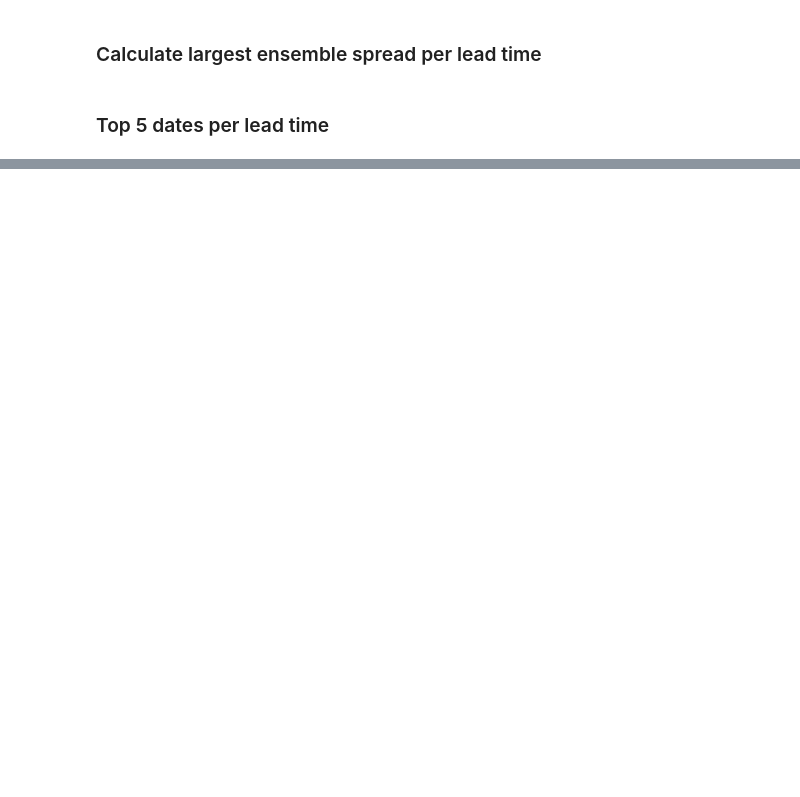
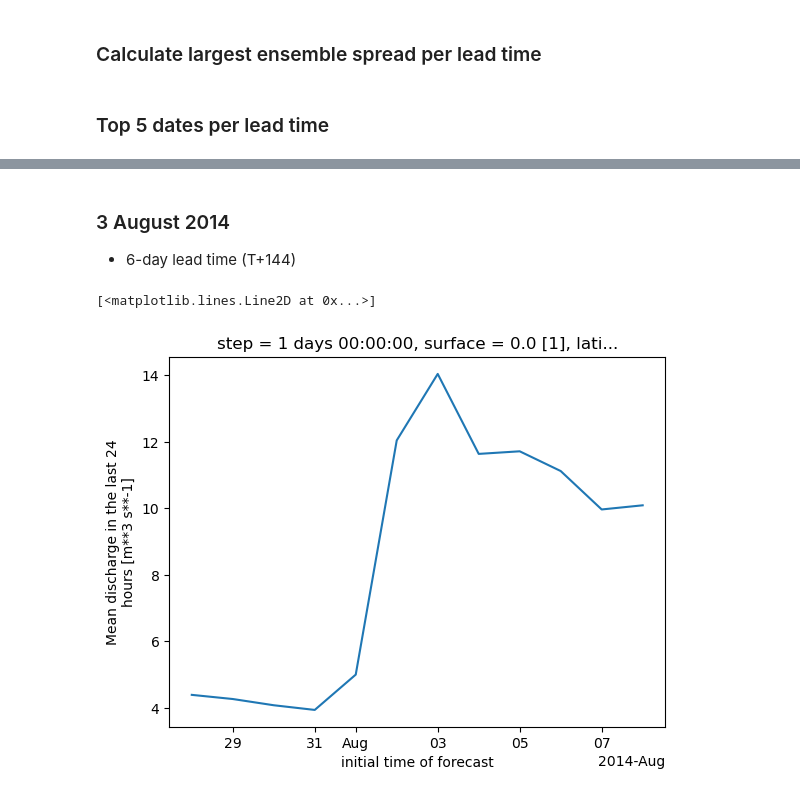
Before and after one commit to shardywx/earth2, a Jupyter notebook: process_glofas_ensemble_spread.ipynb, the cells around one changed output, grey strips where cells are left out. Saved outputs shown, nothing was run; the diff lists cells and outputs as text; code cells hidden in the pictures; blank space fills up the shorter version.

```diff
--- a/process_glofas_ensemble_spread.ipynb
+++ b/process_glofas_ensemble_spread.ipynb
@@ -57,0 +234,9 @@ for lead_time in df_all['lead_str'].unique():
+# %% [markdown]
+### 3 August 2014
+
+- 6-day lead time (T+144)
+# %%
+da.sel(time=slice('2014-07-28','2014-08-08')).plot()
+# %% [output]
+[<matplotlib.lines.Line2D at 0x...>]
+[figure, added]
```
Also changed, not shown: parts of 28 cells of this notebook, 2 other files.
